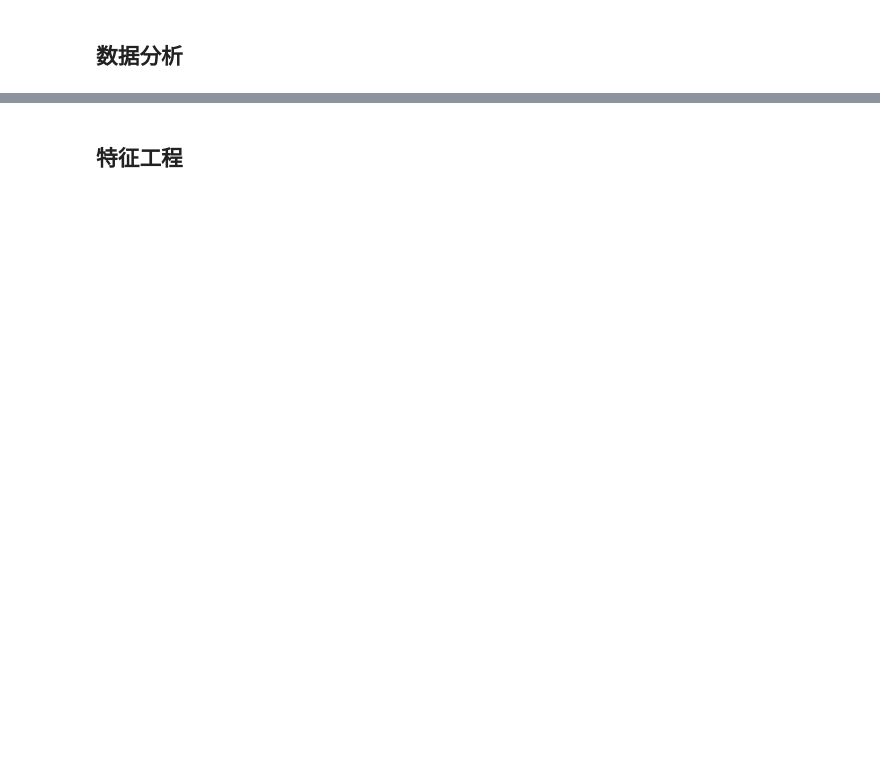
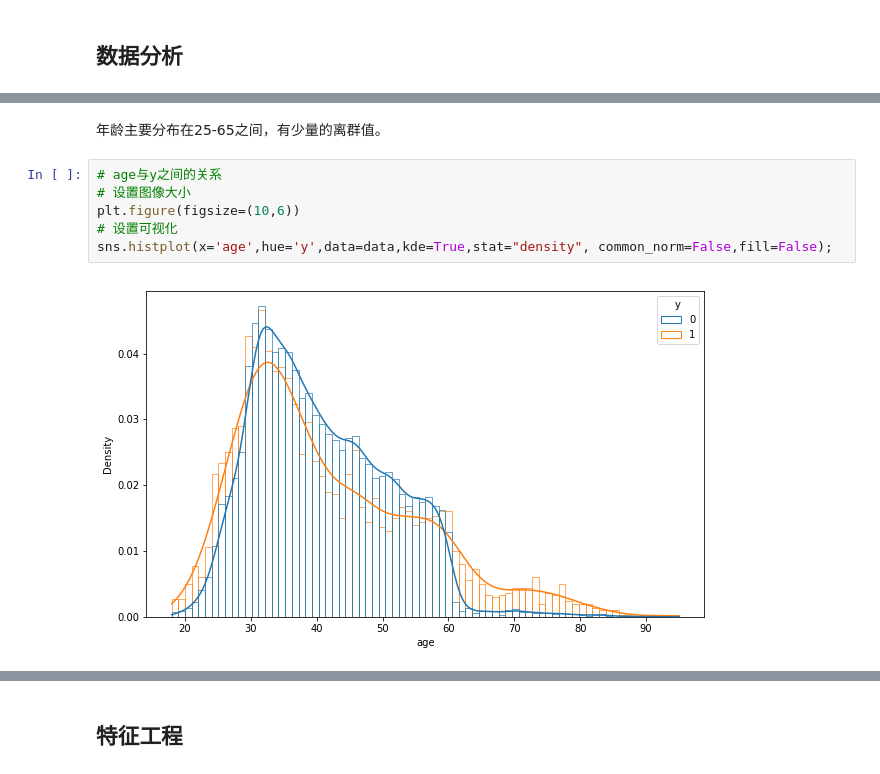
Before and after one commit to CapAllen/Notebook-for-Machine-Learning, a Jupyter notebook: Machine Learning实战.ipynb, the cells around one changed output, grey strips where cells are left out. Cells and saved outputs as stored; diff of their text form; blank space fills up the shorter version.

```diff
--- a/Machine Learning实战.ipynb
+++ b/Machine Learning实战.ipynb
@@ -92,0 +157,10 @@ test.head()
+# %% [markdown]
+年龄主要分布在25-65之间，有少量的离群值。
+# %%
+# age与y之间的关系
+# 设置图像大小
+plt.figure(figsize=(10,6))
+# 设置可视化
+sns.histplot(x='age',hue='y',data=data,kde=True,stat="density", common_norm=False,fill=False);
+# %% [output]
+[figure, added]
```
Also changed, not shown: parts of 48 cells of this notebook, 1 other file.
